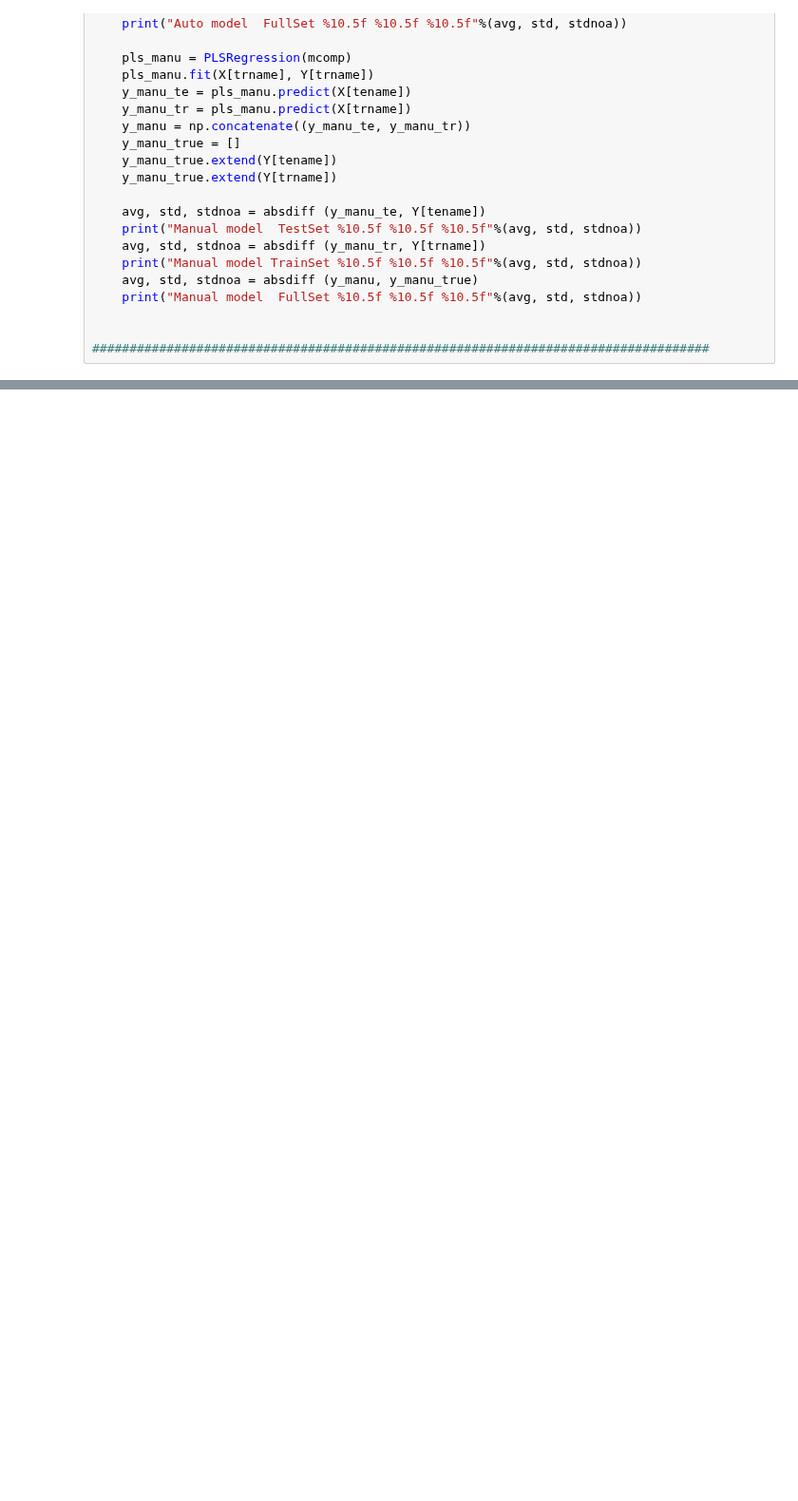
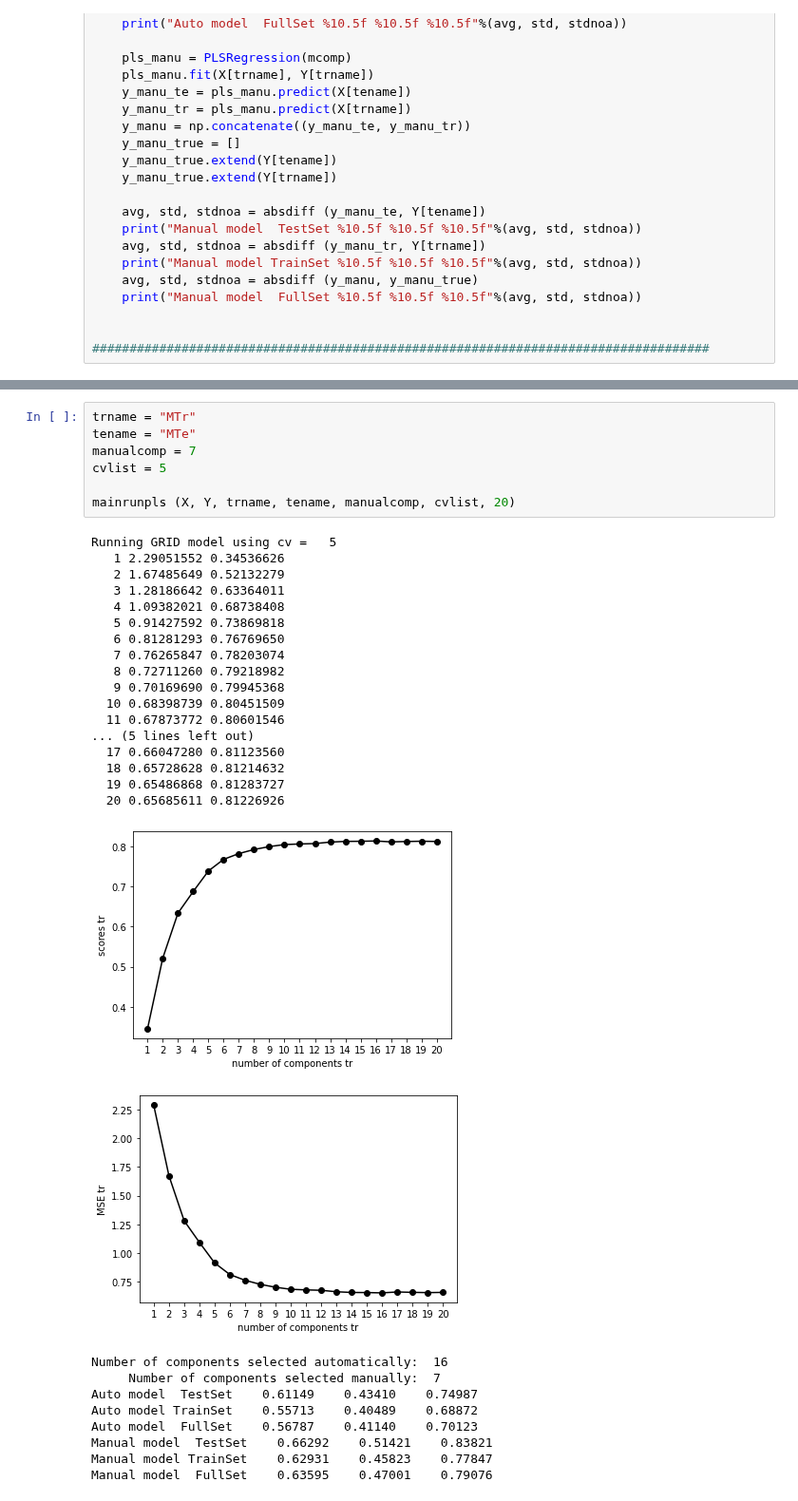
Before and after one commit to lstorchi/mllogdp, a Jupyter notebook: descriptors_MOEandGRID.ipynb, the cells around one changed output, grey strips where cells are left out. Shown at 95% size. Cells and saved outputs as stored; diff of their text form; blank space fills up the shorter version.

```diff
--- a/descriptors_MOEandGRID.ipynb
+++ b/descriptors_MOEandGRID.ipynb
@@ -284,0 +355,35 @@ Manual model  FullSet    0.25263    0.32113    0.40854
+# %%
+trname = "MTr"
+tename = "MTe"
+manualcomp = 7
+cvlist = 5
+
+mainrunpls (X, Y, trname, tename, manualcomp, cvlist, 20)
+# %% [output]
+Running GRID model using cv =   5
+   1 2.29051552 0.34536626
+   2 1.67485649 0.52132279
+   3 1.28186642 0.63364011
+   4 1.09382021 0.68738408
+   5 0.91427592 0.73869818
+   6 0.81281293 0.76769650
+   7 0.76265847 0.78203074
+   8 0.72711260 0.79218982
+   9 0.70169690 0.79945368
+  10 0.68398739 0.80451509
+  11 0.67873772 0.80601546
+... (5 lines left out)
+  17 0.66047280 0.81123560
+  18 0.65728628 0.81214632
+  19 0.65486868 0.81283727
+  20 0.65685611 0.81226926
+[figure, added]
+[figure, added]
+Number of components selected automatically:  16
+     Number of components selected manually:  7
+Auto model  TestSet    0.61149    0.43410    0.74987
+Auto model TrainSet    0.55713    0.40489    0.68872
+Auto model  FullSet    0.56787    0.41140    0.70123
+Manual model  TestSet    0.66292    0.51421    0.83821
+Manual model TrainSet    0.62931    0.45823    0.77847
+Manual model  FullSet    0.63595    0.47001    0.79076
```
Also changed, not shown: parts of 5 cells of this notebook, 1 other file.
